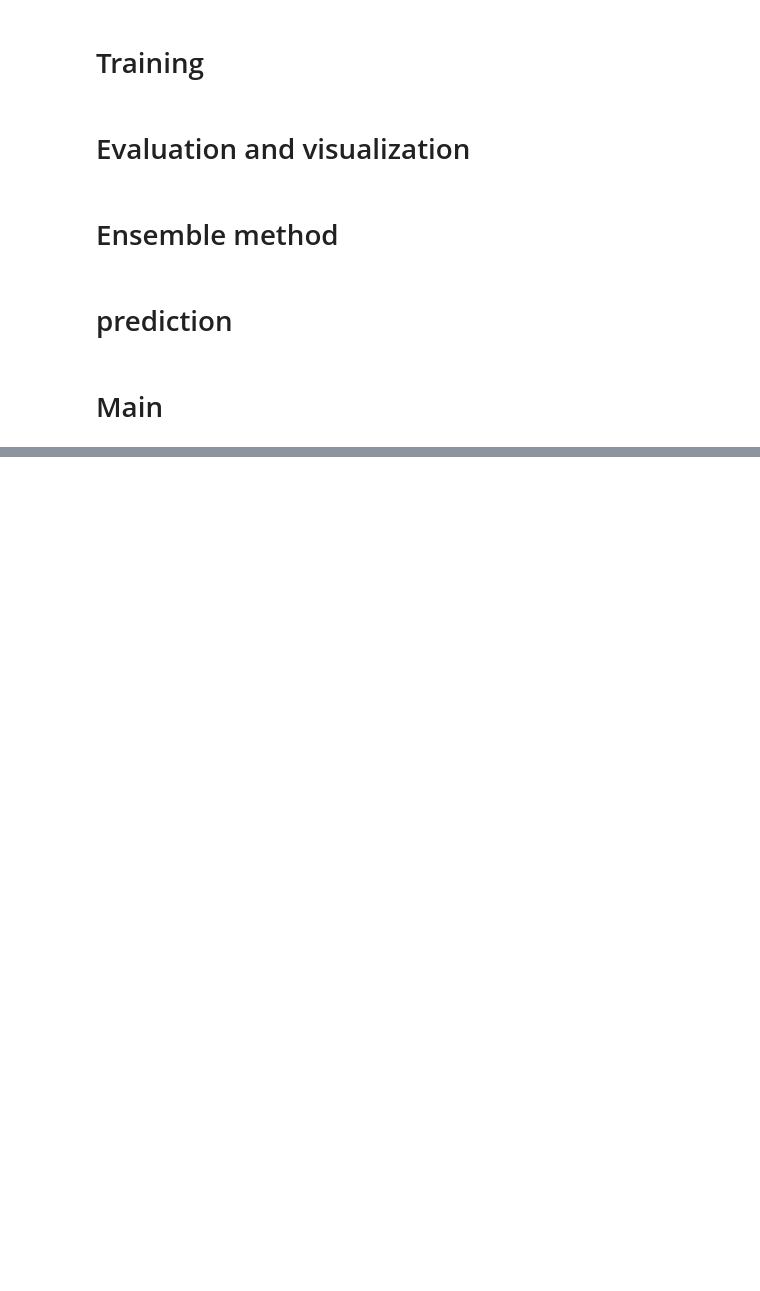
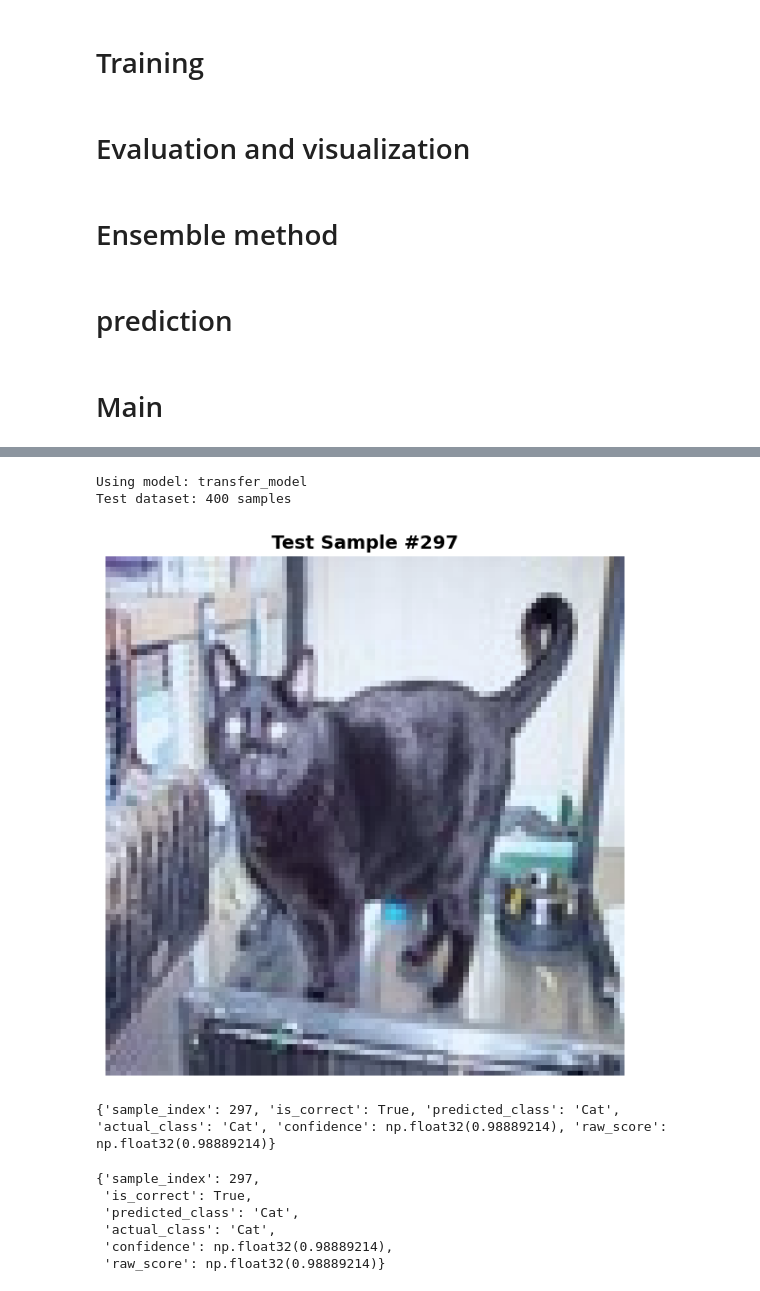
Before and after one commit to J-anubhav/DogVsCat-classification-using-CNN, a Jupyter notebook: text.ipynb, the cells around one changed output, grey strips where cells are left out. Cells and saved outputs as stored; diff of their text form; code cells hidden in the pictures; blank space fills up the shorter version.

```diff
--- a/text.ipynb
+++ b/text.ipynb
@@ -410,0 +458,3 @@ import random
+# %%
+# Run this BEFORE running the ModelTester
+X_train, X_test, Y_train, Y_test = load_and_preprocess_data()
@@ -549,0 +782,14 @@ simple_prediction_test(your_model, X_test, Y_test)
+# %%
+
+ModelTester.auto_detect_and_test(globals(), num_tests=1)
+# %% [output]
+Using model: transfer_model
+Test dataset: 400 samples
+[figure, added]
+{'sample_index': 297, 'is_correct': True, 'predicted_class': 'Cat', 'actual_class': 'Cat', 'confidence': np.float32(0.98889214), 'raw_score': np.float32(0.98889214)}
+{'sample_index': 297,
+ 'is_correct': True,
+ 'predicted_class': 'Cat',
+ 'actual_class': 'Cat',
+ 'confidence': np.float32(0.98889214),
+ 'raw_score': np.float32(0.98889214)}
```
Also changed, not shown: parts of 5 cells of this notebook.
